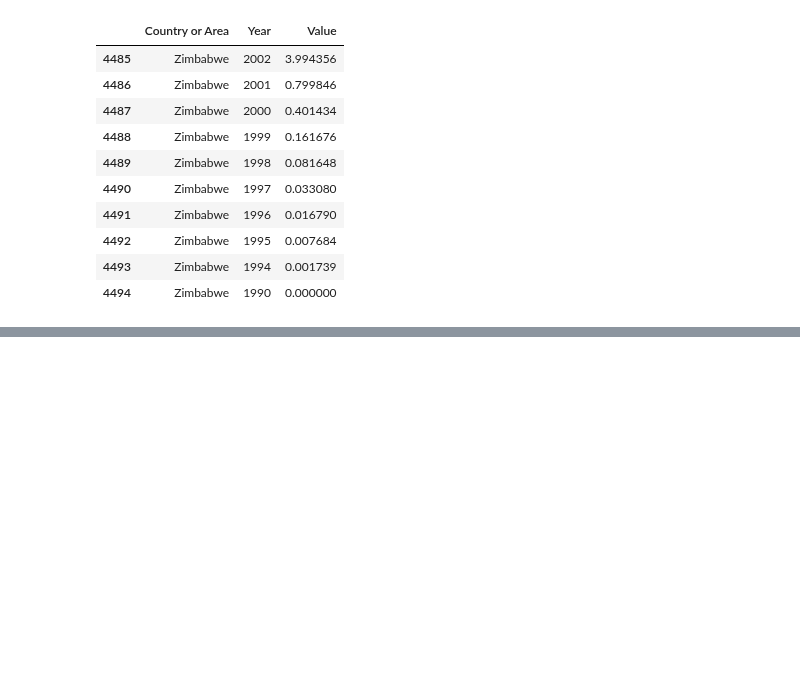
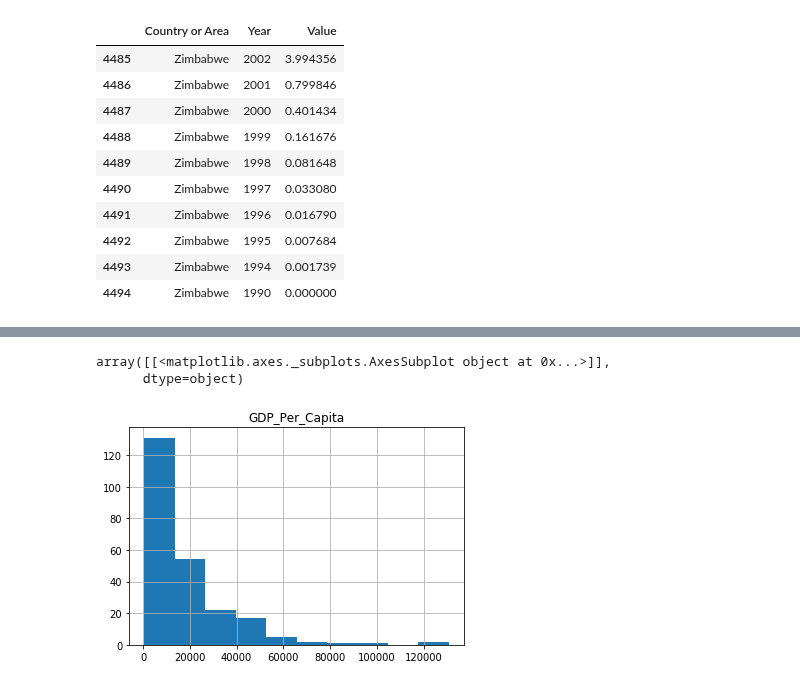
Before and after one commit to unewsome/data-question-1-unewsome, a Jupyter notebook: DQ1-UN.ipynb, the cells around one changed output, grey strips where cells are left out. Cells and saved outputs as stored; diff of their text form; code cells hidden in the pictures; blank space fills up the shorter version.

```diff
--- a/DQ1-UN.ipynb
+++ b/DQ1-UN.ipynb
@@ -94,0 +276,6 @@ gdp_df.join.__doc__
+# %%
+gdp_and_internet_use_2014.hist(column = 'GDP_Per_Capita')
+# %% [output]
+array([[<matplotlib.axes._subplots.AxesSubplot object at 0x...>]],
+      dtype=object)
+[figure, added]
```
Also changed, not shown: parts of 26 cells of this notebook.
